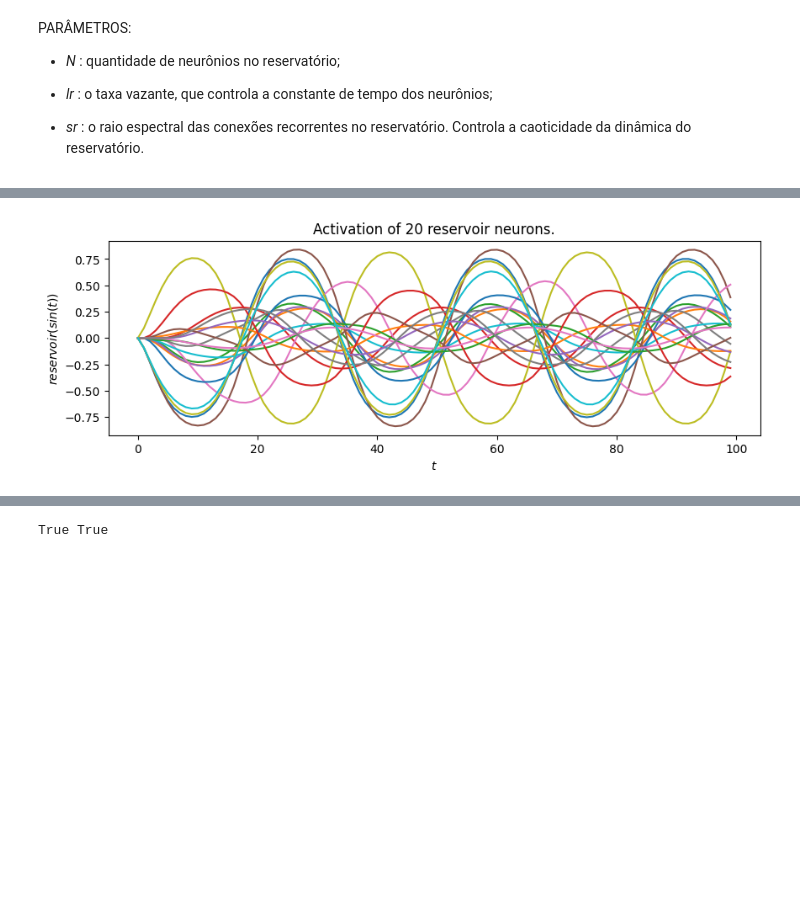
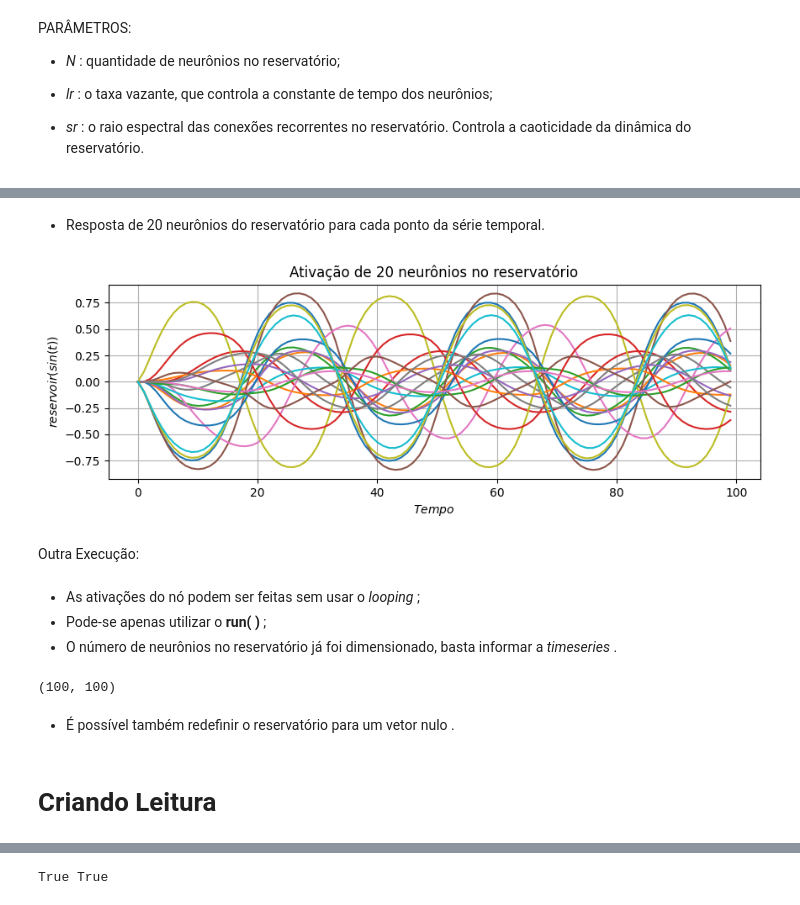
Before and after one commit to ChristianAllan/Echo-State-Network, a Jupyter notebook: ESN_ReservoirPy.ipynb, the cells around one changed output, grey strips where cells are left out. Drawn from its saved outputs; the diff is of its cells as text; code cells hidden in the pictures; blank space fills up the shorter version.

```diff
--- a/ESN_ReservoirPy.ipynb
+++ b/ESN_ReservoirPy.ipynb
@@ -47,13 +84,29 @@ for i in range(len(X)):
+# %% [markdown]
+- Resposta de 20 neurônios do reservatório para cada ponto da série temporal.
 # %%
 plt.figure(figsize=(10, 3))
-plt.title("Activation of 20 reservoir neurons.")
+plt.title("Ativação de 20 neurônios no reservatório")
 plt.ylabel("$reservoir(sin(t))$")
-plt.xlabel("$t$")
+plt.xlabel("$Tempo$")
 plt.plot(states[:, :20])
+plt.grid()
 plt.show()
 # %% [output]
-[figure, old version]
+[figure, new version]
+# %% [markdown]
+Outra Execução:
+# %% [markdown]
+- As ativações do nó podem ser feitas sem usar o *looping* ;
+- Pode-se apenas utilizar o **run( )** ;
+- O número de neurônios no reservatório já foi dimensionado, basta informar a *timeseries* .
 # %%
 states = reservoir.run(X)
+print(states.shape)
+# %% [output]
+(100, 100)
+# %% [markdown]
+- É possível também redefinir o reservatório para um vetor nulo .
 # %%
 _ = reservoir.reset()
+# %% [markdown]
+# Criando Leitura
```
Also changed, not shown: parts of 16 cells of this notebook.
